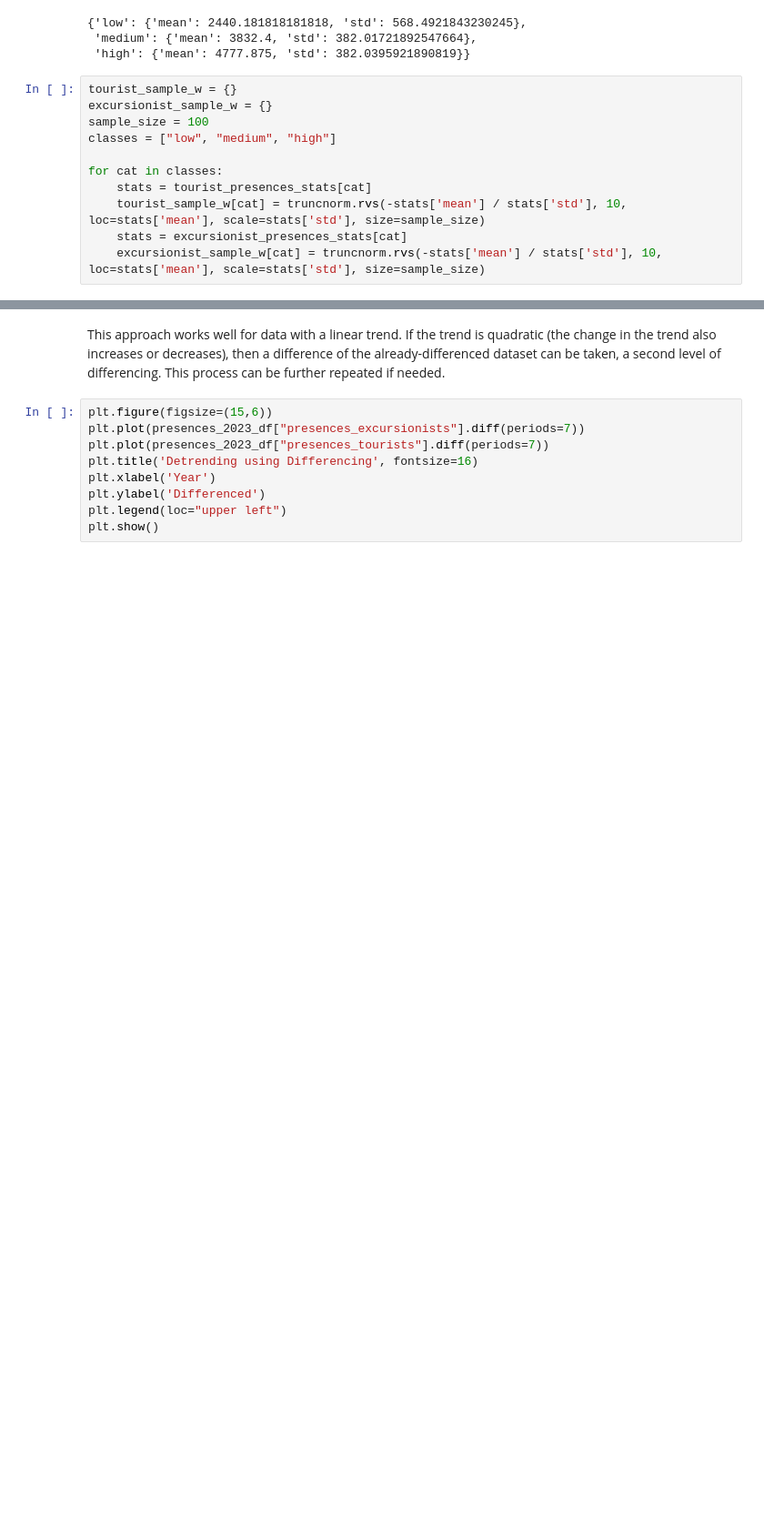
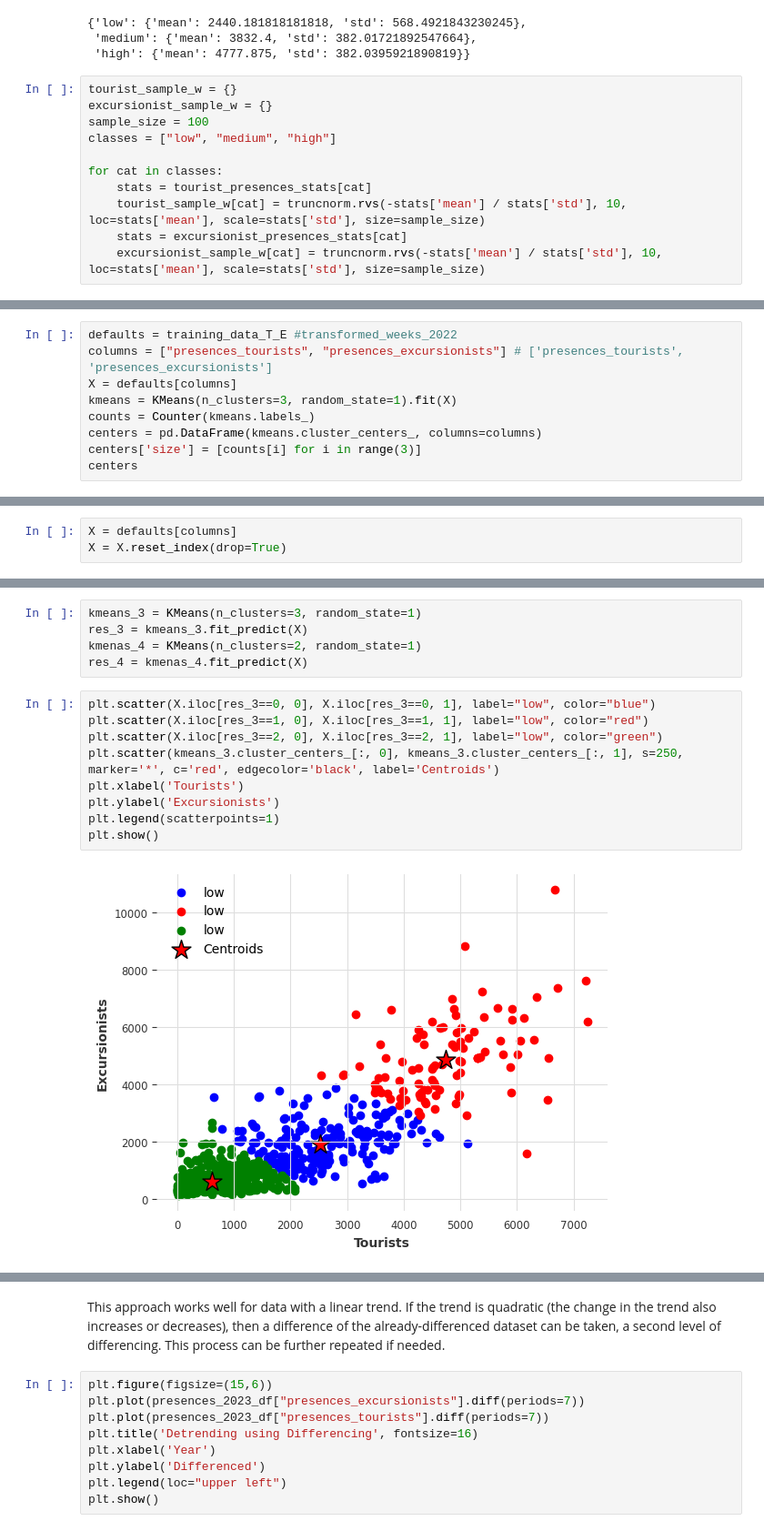
Before and after one commit to tn-aixpa/datiturismo, a Jupyter notebook: digital twin/confounding.ipynb, the cells around one changed output, grey strips where cells are left out. Shown at 91% size. Cells and saved outputs as stored; diff of their text form; blank space fills up the shorter version.

Commit message:
feat(presences)kmeans clustering tourists

```diff
--- a/digital twin/confounding.ipynb
+++ b/digital twin/confounding.ipynb
@@ -1622,0 +1672,9 @@ plt.scatter(tourist_sample_w["high"], excursionist_sample_w["high"], label="high
+# %%
+defaults = training_data_T_E #transformed_weeks_2022
+columns = ["presences_tourists", "presences_excursionists"] # ['presences_tourists', 'presences_excursionists']
+X = defaults[columns]
+kmeans = KMeans(n_clusters=3, random_state=1).fit(X)
+counts = Counter(kmeans.labels_)
+centers = pd.DataFrame(kmeans.cluster_centers_, columns=columns)
+centers['size'] = [counts[i] for i in range(3)]
+centers
@@ -1622,0 +1686,3 @@ plt.scatter(tourist_sample_w["high"], excursionist_sample_w["high"], label="high
+# %%
+X = defaults[columns]
+X = X.reset_index(drop=True)
@@ -1622,0 +1705,16 @@ plt.scatter(tourist_sample_w["high"], excursionist_sample_w["high"], label="high
+# %%
+kmeans_3 = KMeans(n_clusters=3, random_state=1)
+res_3 = kmeans_3.fit_predict(X)
+kmenas_4 = KMeans(n_clusters=2, random_state=1)
+res_4 = kmenas_4.fit_predict(X)
+# %%
+plt.scatter(X.iloc[res_3==0, 0], X.iloc[res_3==0, 1], label="low", color="blue")
+plt.scatter(X.iloc[res_3==1, 0], X.iloc[res_3==1, 1], label="low", color="red")
+plt.scatter(X.iloc[res_3==2, 0], X.iloc[res_3==2, 1], label="low", color="green")
+plt.scatter(kmeans_3.cluster_centers_[:, 0], kmeans_3.cluster_centers_[:, 1], s=250, marker='*', c='red', edgecolor='black', label='Centroids')
+plt.xlabel('Tourists')
+plt.ylabel('Excursionists')
+plt.legend(scatterpoints=1)
+plt.show()
+# %% [output]
+[figure, added]
```
Also changed, not shown: parts of 44 cells of this notebook.
